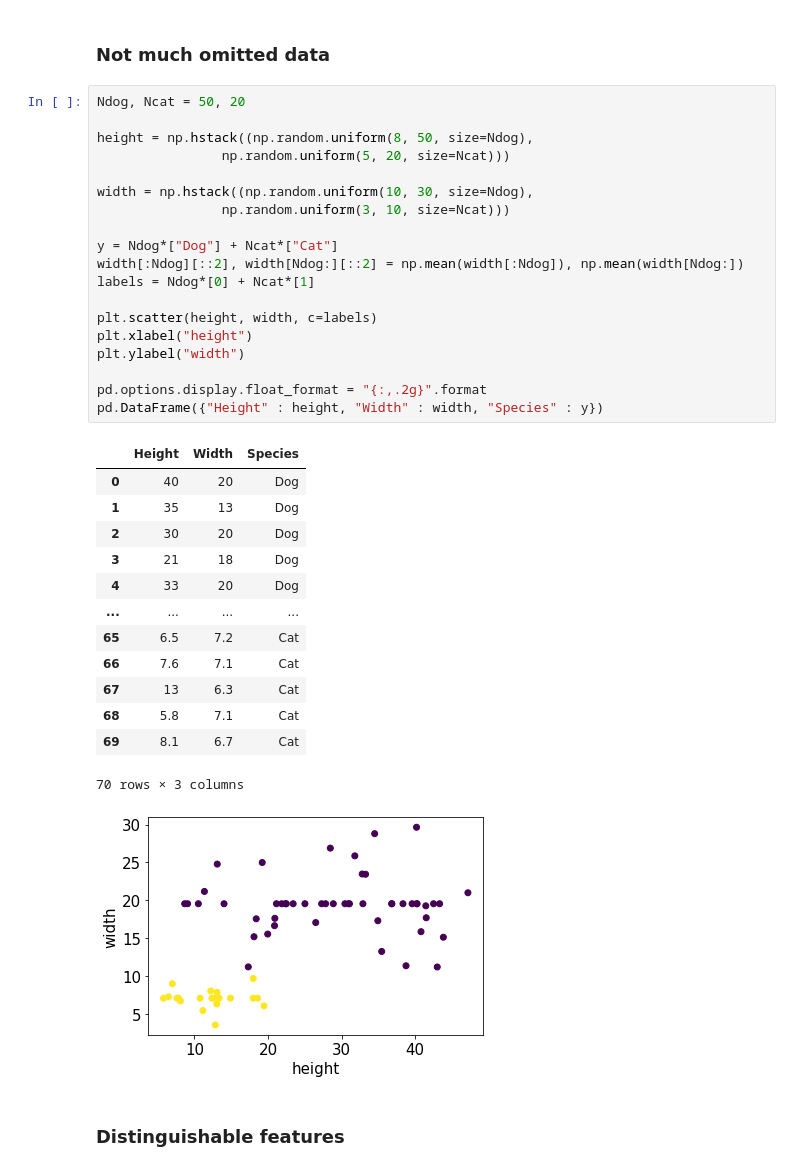
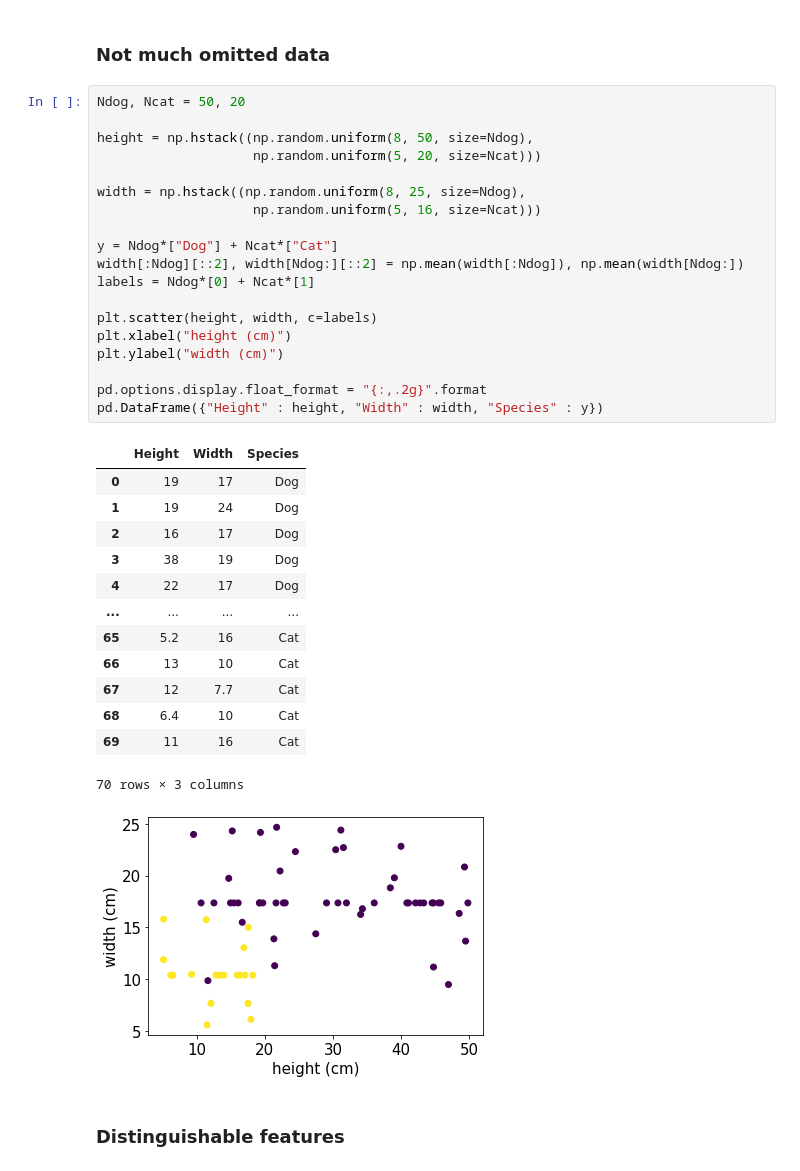
Before and after one commit to tomasplsek/AstroML, a Jupyter notebook: 02_decision_tree.ipynb, the cells around one changed output. Saved outputs shown, nothing was run; the diff lists cells and outputs as text.

```diff
--- a/02_decision_tree.ipynb
+++ b/02_decision_tree.ipynb
@@ -31,37 +31,37 @@ plt.scatter(dist2[:, 0], dist2[:, 1], color='green');
 # %%
 Ndog, Ncat = 50, 20
 
 height = np.hstack((np.random.uniform(8, 50, size=Ndog),
-                np.random.uniform(5, 20, size=Ncat)))
+                    np.random.uniform(5, 20, size=Ncat)))
 
-width = np.hstack((np.random.uniform(10, 30, size=Ndog),
-                np.random.uniform(3, 10, size=Ncat)))
+width = np.hstack((np.random.uniform(8, 25, size=Ndog),
+                    np.random.uniform(5, 16, size=Ncat)))
 
 y = Ndog*["Dog"] + Ncat*["Cat"]
 width[:Ndog][::2], width[Ndog:][::2] = np.mean(width[:Ndog]), np.mean(width[Ndog:])
 labels = Ndog*[0] + Ncat*[1]
 
 plt.scatter(height, width, c=labels)
-plt.xlabel("height")
-plt.ylabel("width")
+plt.xlabel("height (cm)")
+plt.ylabel("width (cm)")
 
 pd.options.display.float_format = "{:,.2g}".format
 pd.DataFrame({"Height" : height, "Width" : width, "Species" : y})
 # %% [output]
 |  | Height | Width | Species |
-| 0 | 40 | 20 | Dog |
-| 1 | 35 | 13 | Dog |
-| 2 | 30 | 20 | Dog |
-| 3 | 21 | 18 | Dog |
-| 4 | 33 | 20 | Dog |
+| 0 | 19 | 17 | Dog |
+| 1 | 19 | 24 | Dog |
+| 2 | 16 | 17 | Dog |
+| 3 | 38 | 19 | Dog |
+| 4 | 22 | 17 | Dog |
 | ... | ... | ... | ... |
-| 65 | 6.5 | 7.2 | Cat |
-| 66 | 7.6 | 7.1 | Cat |
-| 67 | 13 | 6.3 | Cat |
-| 68 | 5.8 | 7.1 | Cat |
-| 69 | 8.1 | 6.7 | Cat |
+| 65 | 5.2 | 16 | Cat |
+| 66 | 13 | 10 | Cat |
+| 67 | 12 | 7.7 | Cat |
+| 68 | 6.4 | 10 | Cat |
+| 69 | 11 | 16 | Cat |
 70 rows × 3 columns
-[figure, old version]
+[figure, new version]
 # %% [markdown]
 ### **Distinguishable features**
 # %%
```
Also changed, not shown: parts of 12 cells of this notebook.
